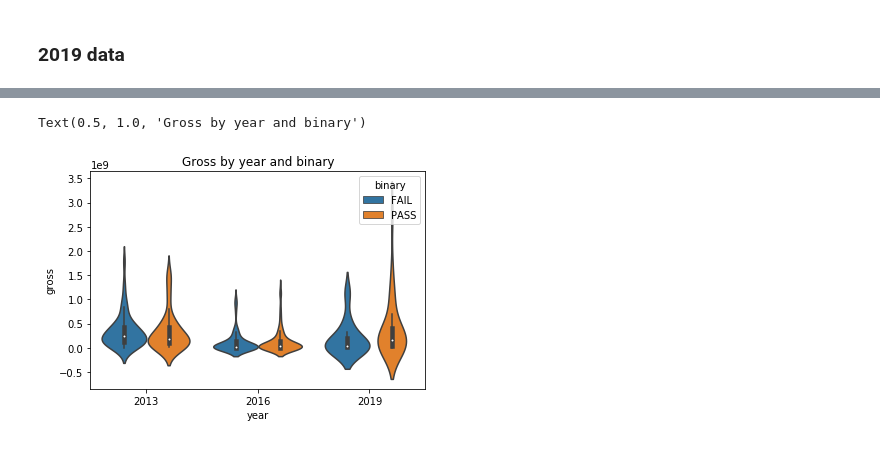
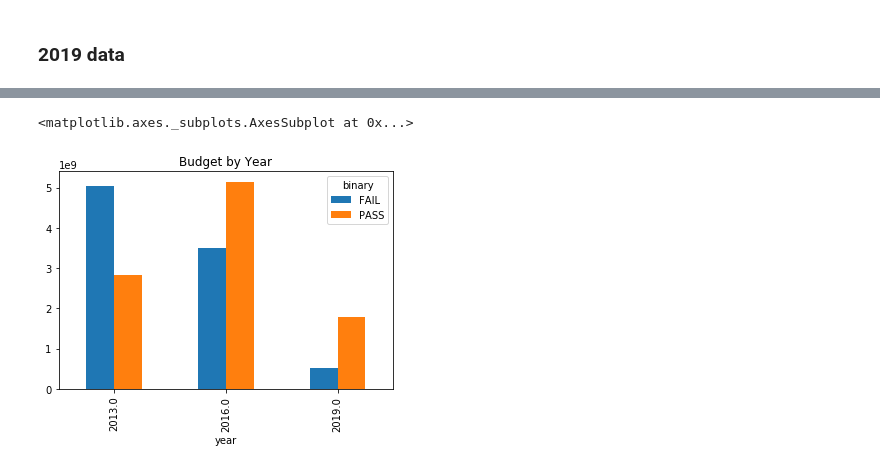
Before and after one commit to xuelianzhang8888/131-group-project, a Jupyter notebook: data set.ipynb, the cells around one changed output, grey strips where cells are left out. Saved outputs shown, nothing was run; the diff lists cells and outputs as text; code cells hidden in the pictures.

```diff
--- a/data set.ipynb
+++ b/data set.ipynb
@@ -239,6 +240,7 @@ bechdel2016.head()
 bechdel2019.loc[:,'budget_2019'] = bechdel2019.budget
 bechdel2019.loc[:,'domgross_2019'] = bechdel2019.domgross
 bechdel2019.loc[:,'intgross_2019'] = bechdel2019.intgross
-bechdel2019['return'] = bechdel2019.intgross_2019 + bechdel2019.domgross_2019 - bechdel2019.budget_2019
+bechdel2019['return'] =return2019= bechdel2019.intgross_2019 + bechdel2019.domgross_2019 - bechdel2019.budget_2019
+#return2019 = pd.DataFrame(bechdel2019.loc[:,['binary', 'return']])
 bechdel2019.head()
 # %% [output]
@@ -257,3 +263,0 @@ See the caveats in the documentation: http://pandas.pydata.org/pandas-docs/stabl
-# %%
-bechdel2019 = bechdel2019.drop(['domgross', 'intgross', 'budget'], axis = 1)
-bechdel2019.head()
@@ -363,6 +264,8 @@ sns.violinplot(x = 'year', y = 'gross', data = total)
-# %%
-sns.violinplot(x = 'year', y = 'gross', hue = 'binary', data = total)
-plt.title('Gross by year and binary')
-# %% [output]
-Text(0.5, 1.0, 'Gross by year and binary')
-[figure, removed]
+# %%
+budget_total=pd.concat([bechdel2013, bechdel2016 ,bechdel2019], sort = False)
+b = budget_total.groupby(['year','binary']).budget_2019.sum()
+b2 = b.unstack().fillna(value = 0)
+b2.plot(kind = "bar",title='Budget by Year')
+# %% [output]
+<matplotlib.axes._subplots.AxesSubplot at 0x...>
+[figure, added]
```
Also changed, not shown: parts of 34 cells of this notebook.
